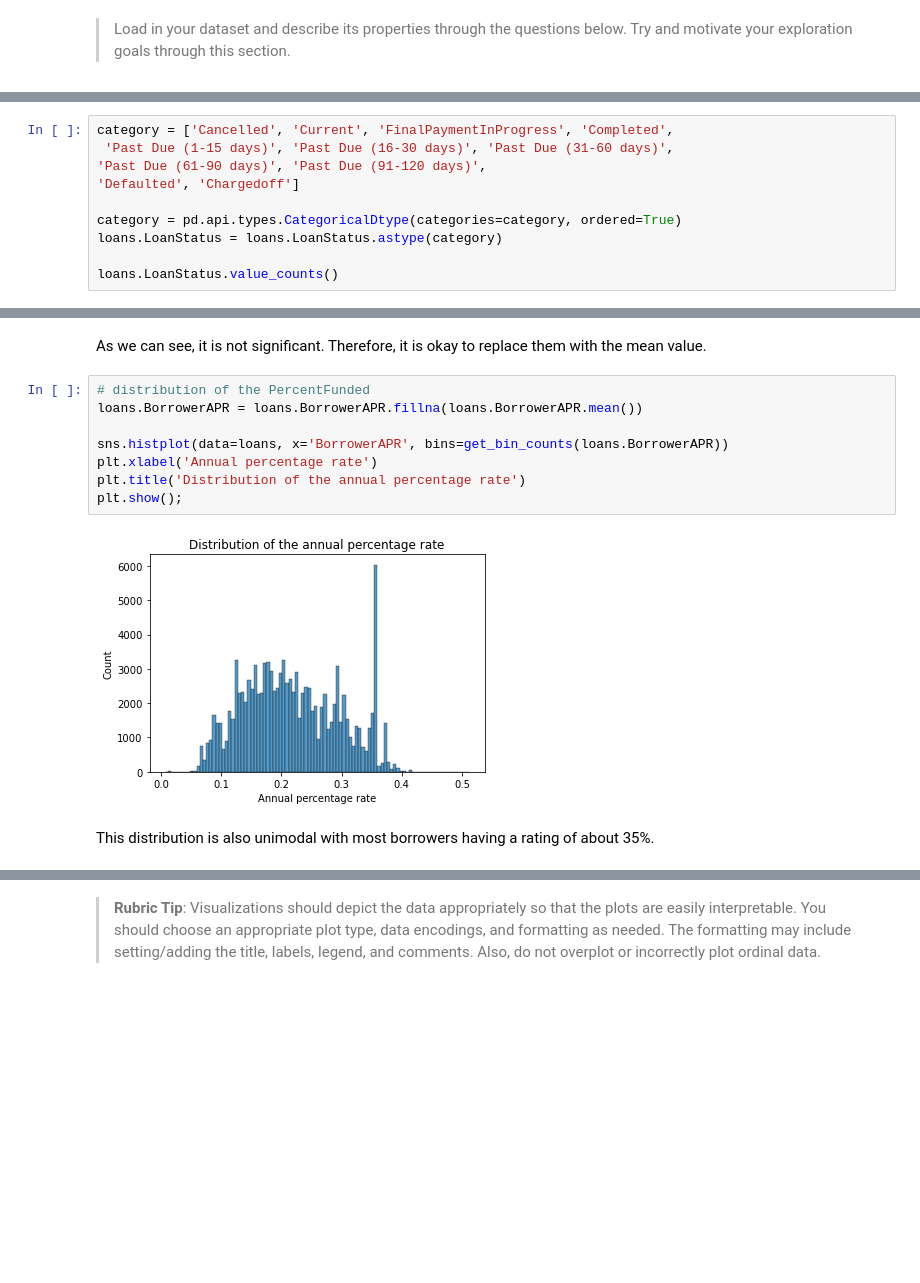
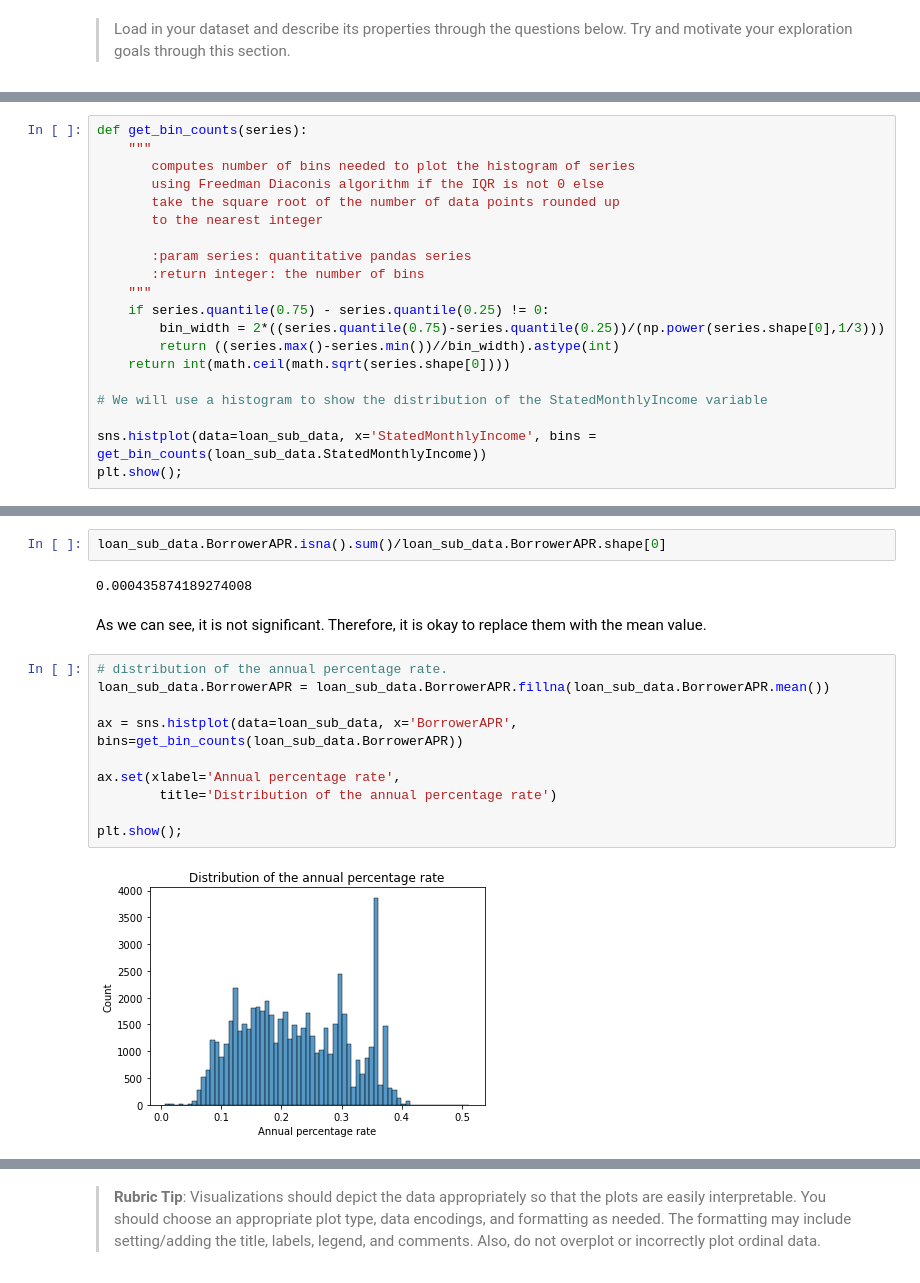
Before and after one commit to cnikoro/prosper_loan_eda, a Jupyter notebook: Part_I_exploration_template.ipynb, the cells around one changed output, grey strips where cells are left out. Cells and saved outputs as stored; diff of their text form; blank space fills up the shorter version.

```diff
--- a/Part_I_exploration_template.ipynb
+++ b/Part_I_exploration_template.ipynb
@@ -232,10 +74,0 @@ As we can see, there are 5 borrowers with a cancelled loan and none with loans t
-# %%
-category = ['Cancelled', 'Current', 'FinalPaymentInProgress', 'Completed',
- 'Past Due (1-15 days)', 'Past Due (16-30 days)', 'Past Due (31-60 days)',
-'Past Due (61-90 days)', 'Past Due (91-120 days)',
-'Defaulted', 'Chargedoff']
-
-category = pd.api.types.CategoricalDtype(categories=category, ordered=True)
-loans.LoanStatus = loans.LoanStatus.astype(category)
-
-loans.LoanStatus.value_counts()
@@ -441,0 +227,20 @@ loans.BorrowerAPR.isna().sum()/loans.BorrowerAPR.shape[0]
+# %%
+def get_bin_counts(series):
+    """
+       computes number of bins needed to plot the histogram of series
+       using Freedman Diaconis algorithm if the IQR is not 0 else
+       take the square root of the number of data points rounded up
+       to the nearest integer
+
+       :param series: quantitative pandas series
+       :return integer: the number of bins
+    """
+    if series.quantile(0.75) - series.quantile(0.25) != 0:
+        bin_width = 2*((series.quantile(0.75)-series.quantile(0.25))/(np.power(series.shape[0],1/3)))
+        return ((series.max()-series.min())//bin_width).astype(int)
+    return int(math.ceil(math.sqrt(series.shape[0])))
+
+# We will use a histogram to show the distribution of the StatedMonthlyIncome variable
+
+sns.histplot(data=loan_sub_data, x='StatedMonthlyIncome', bins = get_bin_counts(loan_sub_data.StatedMonthlyIncome))
+plt.show();
@@ -442,14 +320,18 @@ loans.BorrowerAPR.isna().sum()/loans.BorrowerAPR.shape[0]
+# %%
+loan_sub_data.BorrowerAPR.isna().sum()/loan_sub_data.BorrowerAPR.shape[0]
+# %% [output]
+0.000435874189274008
 # %% [markdown]
 As we can see, it is not significant. Therefore, it is okay to replace them with the mean value.
 # %%
-# distribution of the PercentFunded
-loans.BorrowerAPR = loans.BorrowerAPR.fillna(loans.BorrowerAPR.mean())
+# distribution of the annual percentage rate.
+loan_sub_data.BorrowerAPR = loan_sub_data.BorrowerAPR.fillna(loan_sub_data.BorrowerAPR.mean())
 
-sns.histplot(data=loans, x='BorrowerAPR', bins=get_bin_counts(loans.BorrowerAPR))
-plt.xlabel('Annual percentage rate')
-plt.title('Distribution of the annual percentage rate')
+ax = sns.histplot(data=loan_sub_data, x='BorrowerAPR', bins=get_bin_counts(loan_sub_data.BorrowerAPR))
+
+ax.set(xlabel='Annual percentage rate',
+        title='Distribution of the annual percentage rate')
+
 plt.show();
 # %% [output]
-[figure, old version]
+[figure, new version]
-# %% [markdown]
-This distribution is also unimodal with most borrowers having a rating of about 35%.
```
Also changed, not shown: parts of 85 cells of this notebook, 1 other file.
